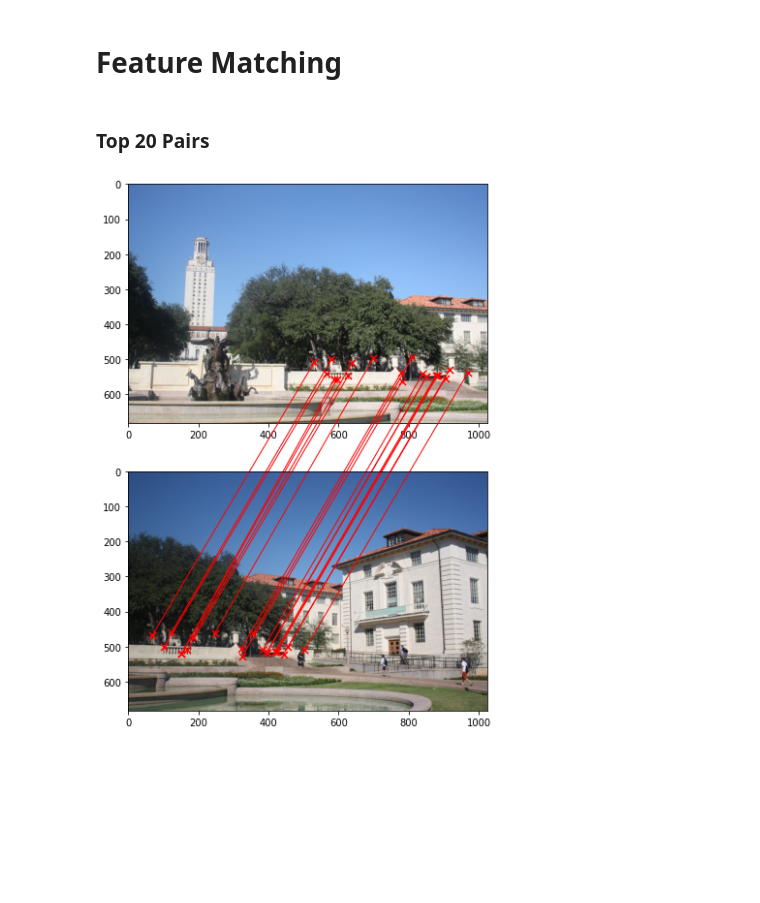
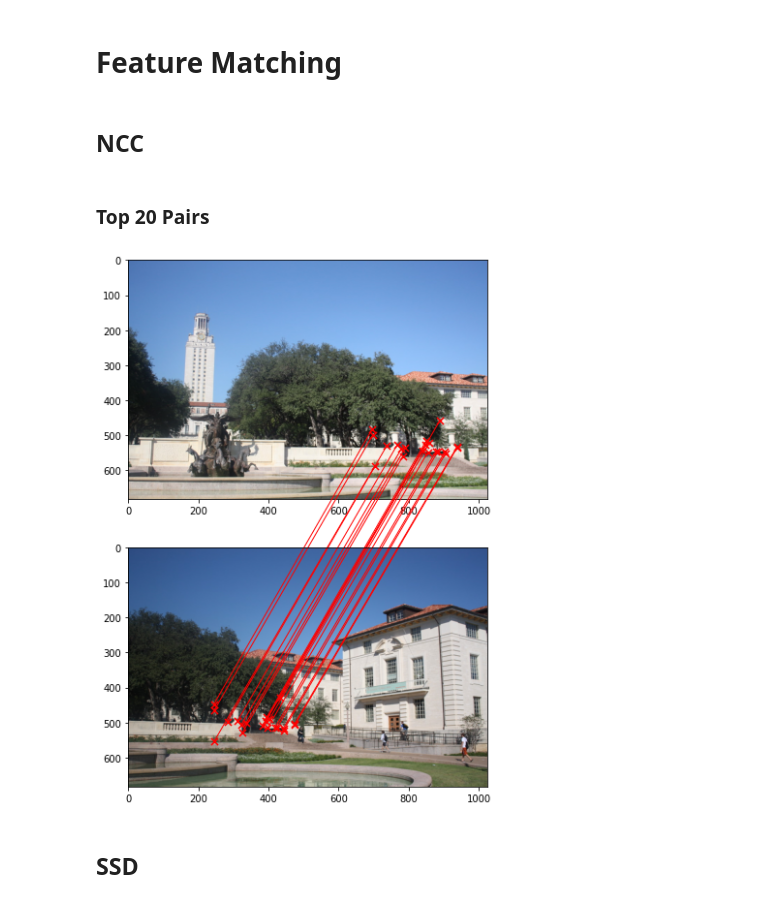
Before and after one commit to DOLARIK/cv_hw3, a Jupyter notebook: feature-detection.ipynb, the cells around one changed output. Cells and saved outputs as stored; diff of their text form; code cells hidden in the pictures; blank space fills up the shorter version.

```diff
--- a/feature-detection.ipynb
+++ b/feature-detection.ipynb
@@ -19,21 +20,23 @@ from feature_detector import FeatureDetector
 from utils import visualize_keypoints
 from utils import load_keypoints, save_keypoints
 # %%
-harris = Harris(corner_gauss_dim = None)
-feature_detector = FeatureDetector(harris)
+hessian = Hessian()
+feature_detector = FeatureDetector(hessian)
 # %%
 try:
     left_keypoints = load_keypoints('results/left_keypoints.json')
+    d
 except:
     print('No saved keypoints found')
-    left_keypoints = feature_detector(left, threshold=0.15)
+    left_keypoints = feature_detector(left, threshold=50)
     save_keypoints(left_keypoints, 'results/left_keypoints.json')
 # %% [output]
 No saved keypoints found
 # %%
 try:
     right_keypoints = load_keypoints('results/right_keypoints.json')
+    d
 except:
     print('No saved keypoints found')
-    right_keypoints = feature_detector(right, threshold=0.15)
+    right_keypoints = feature_detector(right, threshold=50)
     save_keypoints(right_keypoints, 'results/right_keypoints.json')
@@ -48,14 +53,16 @@ visualize_keypoints(right, right_keypoints)
 # %% [markdown]
 # Feature Matching
+# %% [markdown]
+## NCC
 # %%
 from feature_pairer import FeaturePairer
 pairer = FeaturePairer(window_size=21, similarity='ncc')
 # %%
-pairs = pairer(left, left_keypoints, right, right_keypoints)
+ncc_pairs = pairer(left, left_keypoints, right, right_keypoints)
 # %% [markdown]
 ### Top 20 Pairs
 # %%
 from utils import draw_matches
-draw_matches(left, right, list(pairs.keys())[:20], set_inches=(10,10))
+draw_matches(left, right, list(ncc_pairs.keys())[:20], set_inches=(10,10))
 # %% [output]
-[figure, old version]
+[figure, new version]
@@ -61,0 +72,2 @@ draw_matches(left, right, list(pairs.keys())[:20], set_inches=(10,10))
+# %% [markdown]
+## SSD
```
Also changed, not shown: parts of 10 cells of this notebook, 10 other files.
